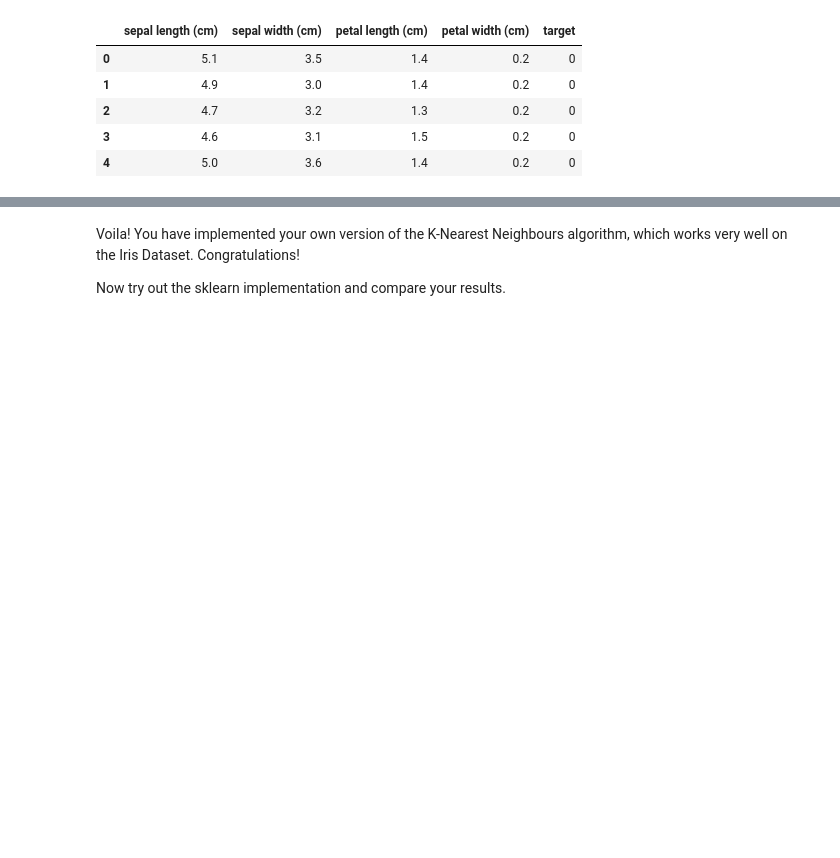
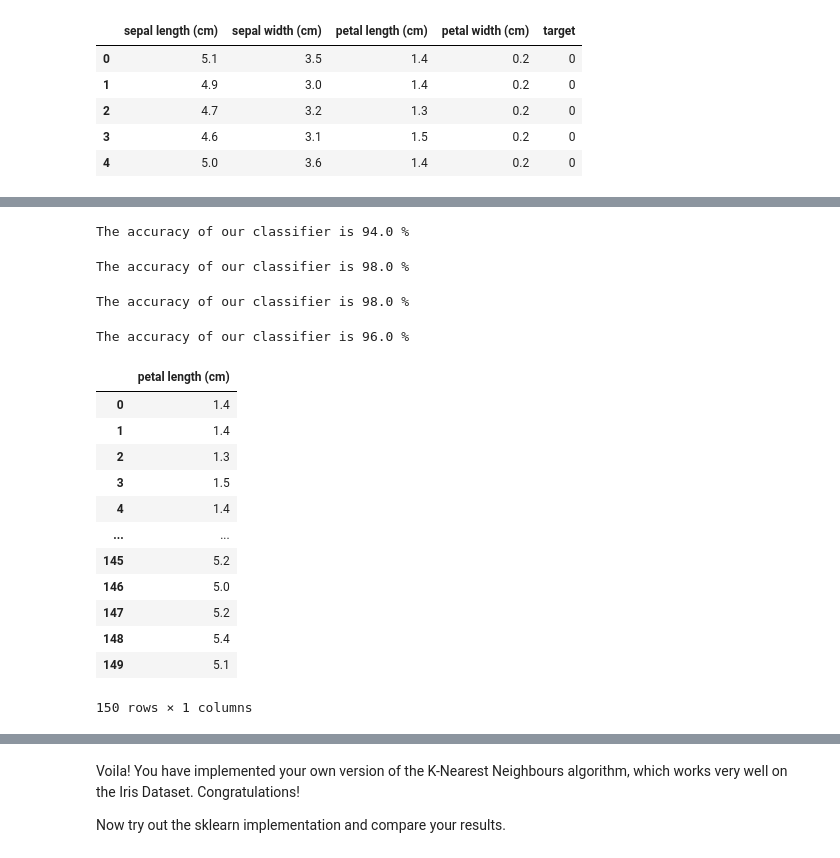
Before and after one commit to vanshnawander/colab_notebooks_aiml, a Jupyter notebook: AIML_Module_3_Lab_2_Implementing_KNN_from_scratch_and_visualize_Algorithm_performance.ipynb, the cells around one changed output, grey strips where cells are left out. Drawn from its saved outputs; the diff is of its cells as text; code cells hidden in the pictures; blank space fills up the shorter version.

```diff
--- a/AIML_Module_3_Lab_2_Implementing_KNN_from_scratch_and_visualize_Algorithm_performance.ipynb
+++ b/AIML_Module_3_Lab_2_Implementing_KNN_from_scratch_and_visualize_Algorithm_performance.ipynb
@@ -96,0 +107,60 @@ The accuracy of our classifier is 94.0 %
+# %%
+X = np.array(df[['sepal length (cm)','sepal width (cm)','petal length (cm)','petal width (cm)']])
+y = np.array(df['target'])
+X_train, X_test, y_train, y_test = train_test_split(X, y, test_size=0.33, random_state=17)
+predictions = k_nearest_neighbor(X_train, y_train, X_test, 7)
+
+# evaluating accuracy
+accuracy = Accuracy(y_test, predictions)
+print("The accuracy of our classifier is {} %".format(100*accuracy))
+# %% [output]
+The accuracy of our classifier is 94.0 %
+# %%
+X = np.array(df[['sepal width (cm)','petal length (cm)','petal width (cm)']])
+y = np.array(df['target'])
+X_train, X_test, y_train, y_test = train_test_split(X, y, test_size=0.33, random_state=17)
+predictions = k_nearest_neighbor(X_train, y_train, X_test, 7)
+
+# evaluating accuracy
+accuracy = Accuracy(y_test, predictions)
+print("The accuracy of our classifier is {} %".format(100*accuracy))
+# %% [output]
+The accuracy of our classifier is 98.0 %
+# %%
+X = np.array(df[['sepal width (cm)','petal length (cm)','petal width (cm)']])
+y = np.array(df['target'])
+X_train, X_test, y_train, y_test = train_test_split(X, y, test_size=0.33, random_state=17)
+predictions = k_nearest_neighbor(X_train, y_train, X_test, 7)
+
+# evaluating accuracy
+accuracy = Accuracy(y_test, predictions)
+print("The accuracy of our classifier is {} %".format(100*accuracy))
+# %% [output]
+The accuracy of our classifier is 98.0 %
+# %%
+X = np.array(df[['petal length (cm)',]])
+y = np.array(df['target'])
+X_train, X_test, y_train, y_test = train_test_split(X, y, test_size=0.33, random_state=17)
+predictions = k_nearest_neighbor(X_train, y_train, X_test, 5)
+
+# evaluating accuracy
+accuracy = Accuracy(y_test, predictions)
+print("The accuracy of our classifier is {} %".format(100*accuracy))
+# %% [output]
+The accuracy of our classifier is 96.0 %
+# %%
+df[['petal length (cm)',]]
+# %% [output]
+|  | petal length (cm) |
+| 0 | 1.4 |
+| 1 | 1.4 |
+| 2 | 1.3 |
+| 3 | 1.5 |
+| 4 | 1.4 |
+| ... | ... |
+| 145 | 5.2 |
+| 146 | 5.0 |
+| 147 | 5.2 |
+| 148 | 5.4 |
+| 149 | 5.1 |
+150 rows × 1 columns
```
Also changed, not shown: parts of 17 cells of this notebook.
